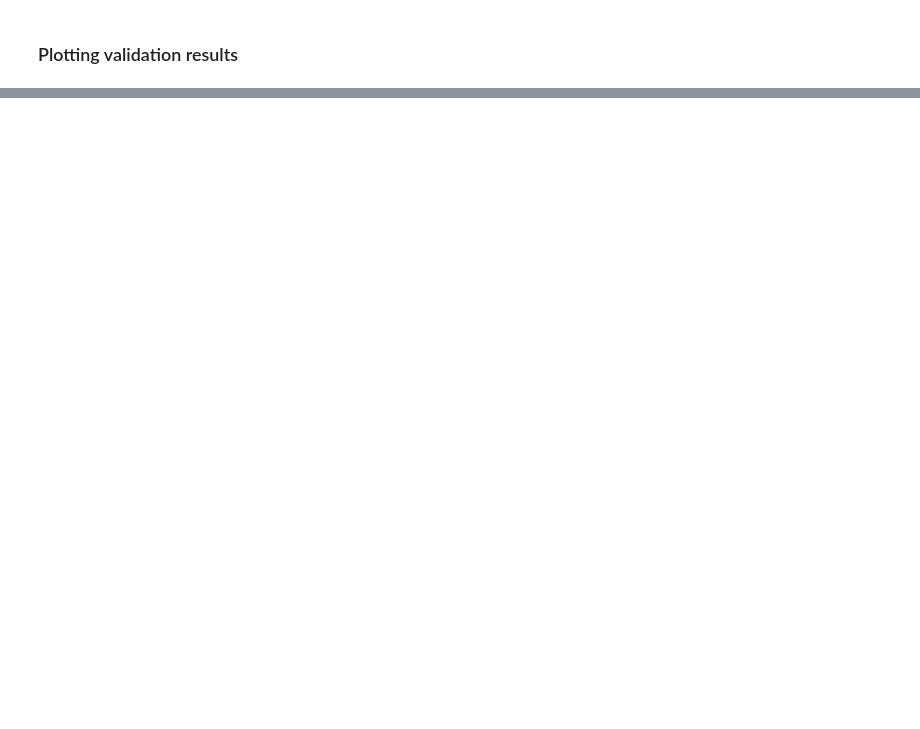
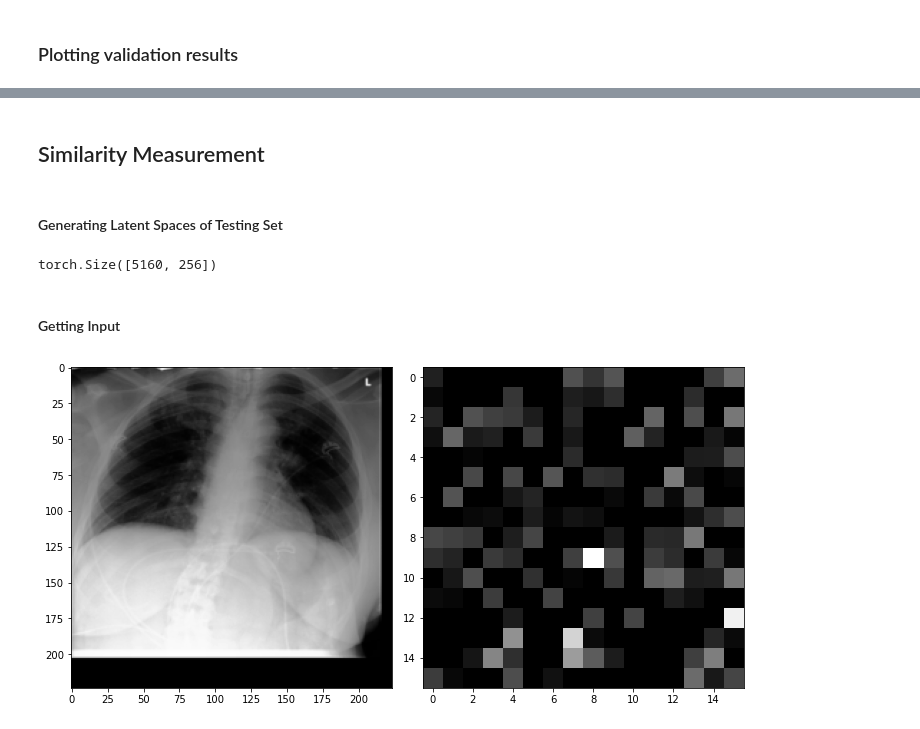
Before and after one commit to Sam-Oliveira/chestx-rays, a Jupyter notebook: ConvAE/deeperAE.ipynb, the cells around one changed output, grey strips where cells are left out. Saved outputs shown, nothing was run; the diff lists cells and outputs as text; code cells hidden in the pictures; blank space fills up the shorter version.

Commit message:
X-Ray Similarity added

```diff
--- a/ConvAE/deeperAE.ipynb
+++ b/ConvAE/deeperAE.ipynb
@@ -323,0 +357,40 @@ plt.show()
+# %% [markdown]
+## Similarity Measurement
+# %% [markdown]
+#### Generating Latent Spaces of Testing Set
+# %%
+latent_spaces=torch.zeros([1,256], dtype=torch.int32).to(device)
+with torch.no_grad():
+    for data in testloader:
+        data=data.to(device)
+        output,z = model(data)
+        latent_spaces=torch.cat((latent_spaces,z),dim=0)
+# %%
+print(latent_spaces.size())
+# %% [output]
+torch.Size([5160, 256])
+# %% [markdown]
+#### Getting Input
+# %%
+inputloader=torch.utils.data.DataLoader(test_set, batch_size=1, num_workers=6,shuffle=False)
+with torch.no_grad():
+    # obtain one batch of test images
+    dataiter = iter(inputloader)
+    image= dataiter.next()
+    image.numpy()
+
+    # move model inputs to cuda, if GPU available
+    image = image.to(device)
+
+    # get sample outputs
+    output,z = model(image)
+    fig = plt.figure(figsize=(10, 20))
+    ax = fig.add_subplot(1,2,1)
+    im=np.reshape(image.cpu(),(224,224))
+    ax.imshow(im,cmap='gray')
+    ax2 = fig.add_subplot(1,2, 2)
+    im2=np.reshape(z.cpu(),(16,16))
+    ax2.imshow(im2,cmap='gray')
+    fig.tight_layout()
+# %% [output]
+[figure, added]
```
Also changed, not shown: parts of 26 cells of this notebook, 1 other file.
